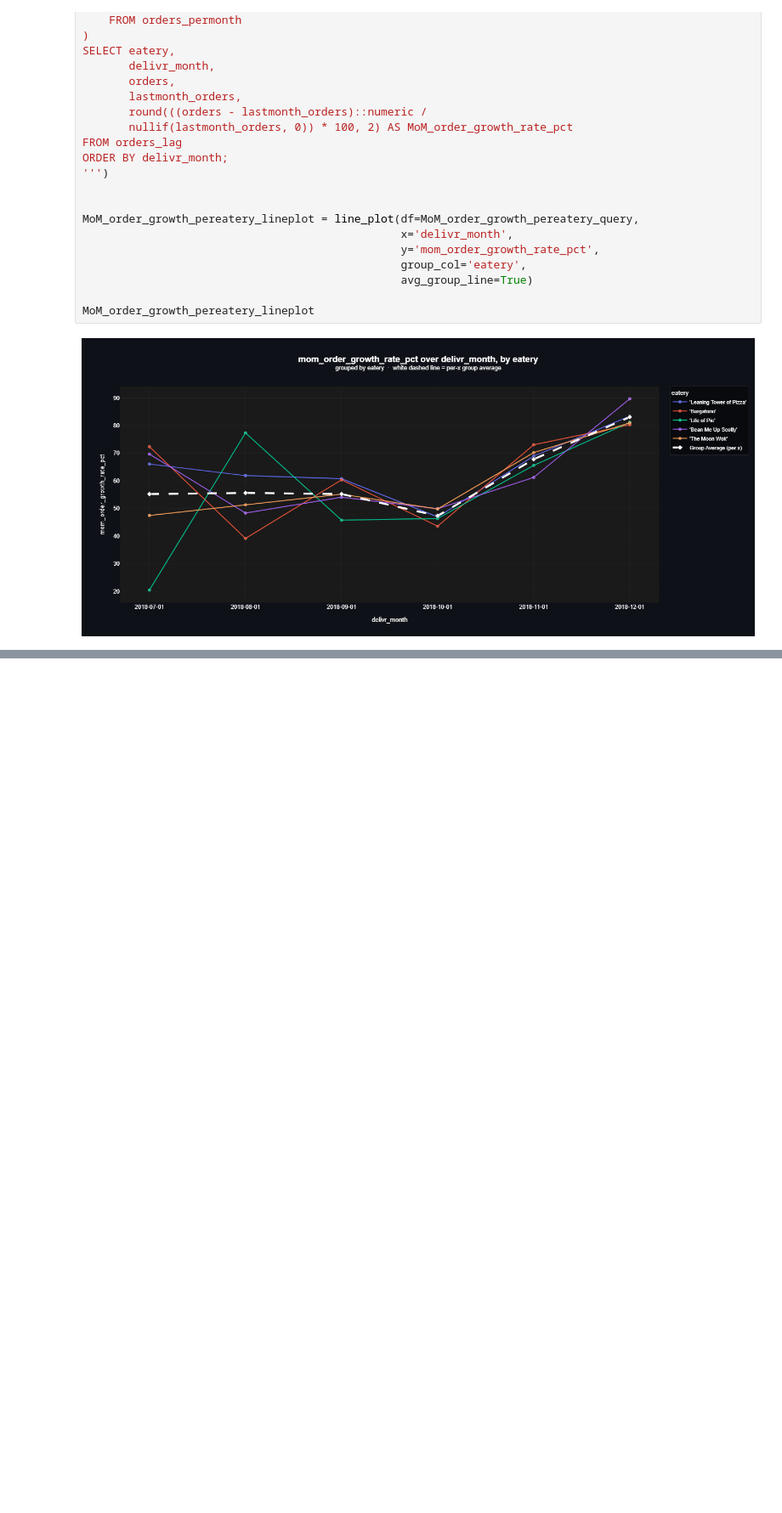
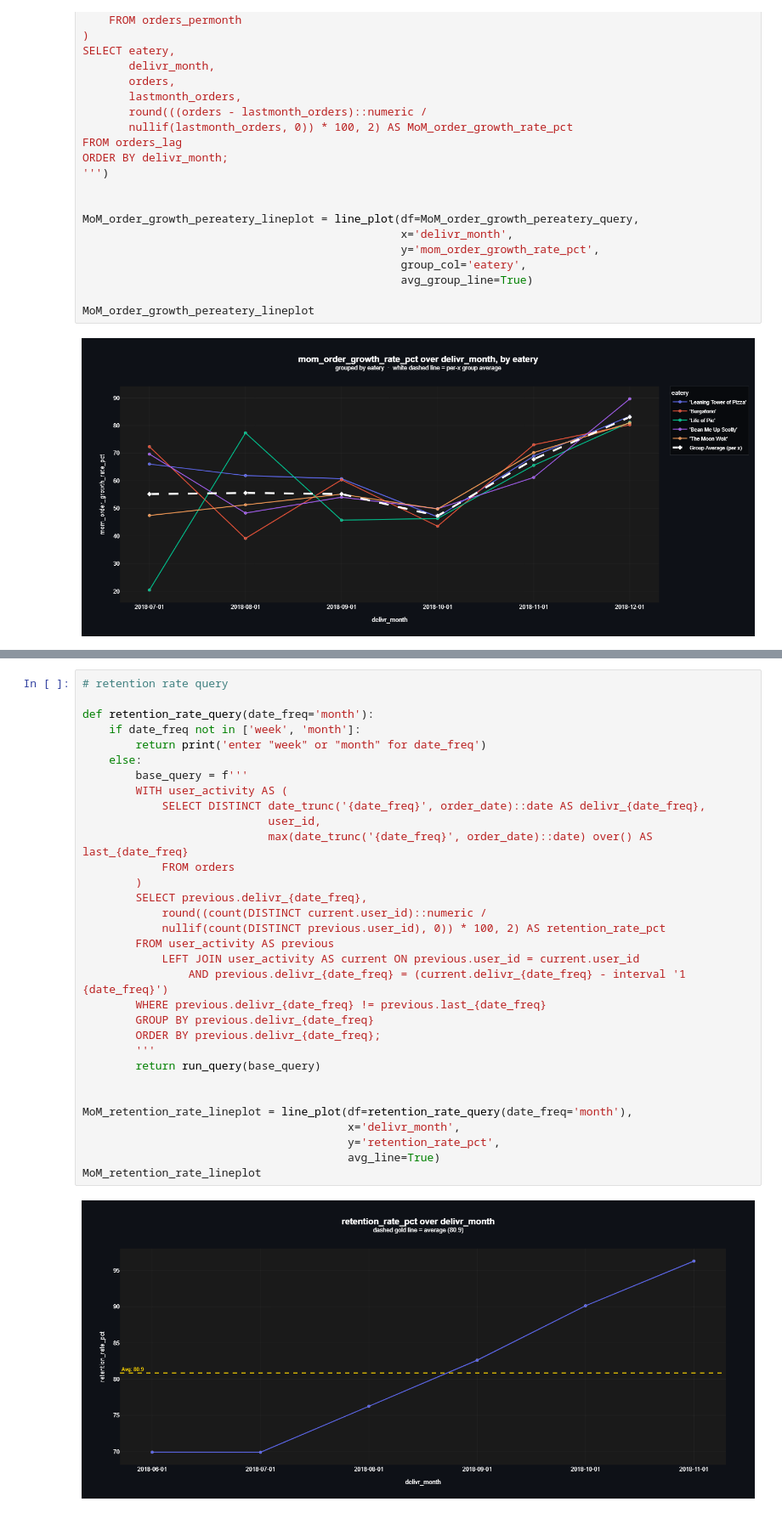
Before and after one commit to arianmokhtariha/Delivr-Business-Analysis, a Jupyter notebook: user-centric-KPI's.ipynb, the cells around one changed output, grey strips where cells are left out. Shown at 85% size. Drawn from its saved outputs; the diff is of its cells as text; blank space fills up the shorter version.

Commit message:
- completed retention section and user centric kpis

```diff
--- a/user-centric-KPI's.ipynb
+++ b/user-centric-KPI's.ipynb
@@ -682,0 +703,34 @@ MoM_order_growth_pereatery_lineplot
+# %%
+# retention rate query
+
+def retention_rate_query(date_freq='month'):
+    if date_freq not in ['week', 'month']:
+        return print('enter "week" or "month" for date_freq')
+    else:
+        base_query = f'''
+        WITH user_activity AS (
+            SELECT DISTINCT date_trunc('{date_freq}', order_date)::date AS delivr_{date_freq},
+                            user_id,
+                            max(date_trunc('{date_freq}', order_date)::date) over() AS last_{date_freq}
+            FROM orders
+        )
+        SELECT previous.delivr_{date_freq},
+            round((count(DISTINCT current.user_id)::numeric /
+            nullif(count(DISTINCT previous.user_id), 0)) * 100, 2) AS retention_rate_pct
+        FROM user_activity AS previous
+            LEFT JOIN user_activity AS current ON previous.user_id = current.user_id
+                AND previous.delivr_{date_freq} = (current.delivr_{date_freq} - interval '1 {date_freq}')
+        WHERE previous.delivr_{date_freq} != previous.last_{date_freq}
+        GROUP BY previous.delivr_{date_freq}
+        ORDER BY previous.delivr_{date_freq};
+        '''
+        return run_query(base_query)
+
+
+MoM_retention_rate_lineplot = line_plot(df=retention_rate_query(date_freq='month'),
+                                        x='delivr_month',
+                                        y='retention_rate_pct',
+                                        avg_line=True)
+MoM_retention_rate_lineplot
+# %% [output]
+[figure, added]
```
Also changed, not shown: parts of 7 cells of this notebook.
